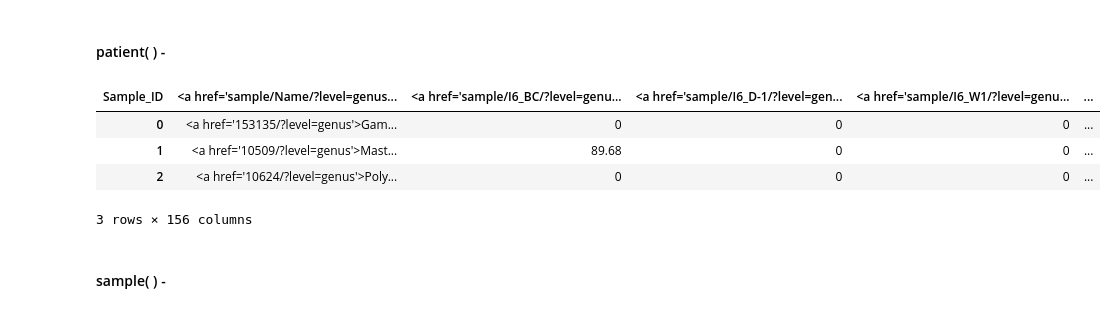
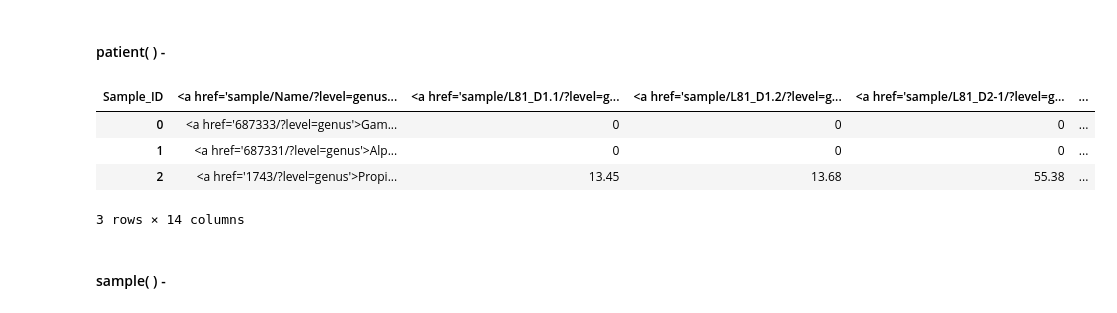
Before and after one commit to lmart999/CS229, a Jupyter notebook: ie_sql.ipynb, the cells around one changed output. Cells and saved outputs as stored; diff of their text form; code cells hidden in the pictures.

```diff
--- a/ie_sql.ipynb
+++ b/ie_sql.ipynb
@@ -111,7 +111,7 @@ all_studies=" 'PR','biopsy','Lung','BMT' "
 # %%
 # --- To test ---
 level='genus'
-cohort='All'
+cohort='Lung'
 # %% [markdown]
 #### Build tax table -
 # %%
@@ -252,23 +252,16 @@ plt.tight_layout()
 # %% [markdown]
 #### patient( ) -
 # %%
-patient='L1'
+patient='L81'
 # %%
-# Cohort query
-if cohort == 'All':
-    q=all_studies
-else:
-    q=" '%s' "%cohort
-
 # Pull data for patient
 p=sql.read_sql("select Grammy_Table.Sample_ID,Tax_Table.%s,SUM(Grammy_Table.Normalized_Abundance) "
                  "from Tax_Table "
                  "INNER JOIN Grammy_Table "
                  "ON Tax_Table.tax_id=Grammy_Table.TaxID "
-                 "WHERE Grammy_Table.Study in (%s) "
-                 "GROUP BY Grammy_Table.Sample_ID,Tax_Table.'%s' "%(level,q,level), conn, coerce_float=True)
-
-p=p[~pd.isnull(p[level])] # Only include abundance of bugs at specified tax level.
+                 "WHERE Grammy_Table.Patient_ID = '%s' "
+                 "GROUP BY Grammy_Table.Sample_ID,Tax_Table.'%s' "%(level,patient,level), conn, coerce_float=True)
+p=p[~pd.isnull(p[level])]
 p.set_index(['Sample_ID',level],inplace=True)
 p=p.unstack()['SUM(Grammy_Table.Normalized_Abundance)'].fillna(0).transpose()
 
@@ -276,7 +269,6 @@ p=p.unstack()['SUM(Grammy_Table.Normalized_Abundance)'].fillna(0).transpose()
 s=sql.read_sql("select Sample_Table.Sample_ID,Sample_Table.DaysPostTransplant "
                  "from Sample_Table "
                  "WHERE Sample_Table.Patient_ID = '%s' "%patient, conn, coerce_float=True)
-
 s.set_index('Sample_ID',inplace=True)
 s['DaysPostTransplant']=s['DaysPostTransplant'].astype(float)
 sam_ix=s.loc[p.columns]
@@ -289,42 +281,45 @@ tax_sum.sort(ascending=False)
 p=p.loc[tax_sum.index]
 
 # Pull data for cohort, which is used to compute percentiles.
+if cohort == 'All':
+    q=all_studies
+else:
+    q=" '%s' "%cohort
 cohort_dat=sql.read_sql("select Grammy_Table.Sample_ID,Tax_Table.%s,SUM(Grammy_Table.Normalized_Abundance) "
                  "from Tax_Table "
                  "INNER JOIN Grammy_Table "
                  "ON Tax_Table.tax_id=Grammy_Table.TaxID "
                  "WHERE Grammy_Table.Study in (%s) "
                  "GROUP BY Grammy_Table.Sample_ID,Tax_Table.'%s' "%(level,q,level), conn, coerce_float=True)
-
 cohort_dat=cohort_dat[~pd.isnull(cohort_dat[level])] # Only include abundance of bugs at specified tax level.
 cohort_dat.set_index(['Sample_ID',level],inplace=True)
 cohort_dat=cohort_dat.unstack()['SUM(Grammy_Table.Normalized_Abundance)'].fillna(0).transpose()
 
 # Compute and store percentile data
 stor_percen=pd.DataFrame(index=p.index,columns=p.columns)
 for tax in p.index:
     tax_meas_ge=np.array(p.loc[tax])  # TaxID measured across samples for patient.
     cohort_data_for_taxID=np.array(cohort_dat.loc[tax]) # TaxID measured across full cohort.
     tax_meas_percen=[stats.percentileofscore(cohort_data_for_taxID, j, kind='strict') for j in tax_meas_ge]
     stor_percen.loc[tax,:]=np.round(tax_meas_percen,decimals=2)
 
 # Assign bug name and link to patient-infection page
 stor_percen['Name']=stor_percen.index
 stor_percen['Name']=stor_percen['Name'].astype(int).astype(str)
 stor_percen['Name']=stor_percen['Name'].apply(lambda x: "<a href='%s/?level=%s'>%s</a>" % (x,level,getName(x)))
 stor_percen=stor_percen[['Name']+list(sam_ix.index)]
 
 # Assign column name and link to sample page
 sam_names=pd.Series(stor_percen.columns)
 stor_percen.columns=sam_names.apply(lambda x: "<a href='sample/%s/?level=%s'>%s</a>" % (x,level,x))
 stor_percen.reset_index(inplace=True,drop=True)
 stor_percen.head(3)
 # %% [output]
-| Sample_ID | <a href='sample/Name/?level=genus... | <a href='sample/I6_BC/?level=genu... | <a href='sample/I6_D-1/?level=gen... | <a href='sample/I6_W1/?level=genu... | ... |
-| 0 | <a href='153135/?level=genus'>Gam... | 0 | 0 | 0 | ... |
-| 1 | <a href='10509/?level=genus'>Mast... | 89.68 | 0 | 0 | ... |
-| 2 | <a href='10624/?level=genus'>Poly... | 0 | 0 | 0 | ... |
+| Sample_ID | <a href='sample/Name/?level=genus... | <a href='sample/L81_D1.1/?level=g... | <a href='sample/L81_D1.2/?level=g... | <a href='sample/L81_D2-1/?level=g... | ... |
+| 0 | <a href='687333/?level=genus'>Gam... | 0 | 0 | 0 | ... |
+| 1 | <a href='687331/?level=genus'>Alp... | 0 | 0 | 0 | ... |
+| 2 | <a href='1743/?level=genus'>Propi... | 13.45 | 13.68 | 55.38 | ... |
-3 rows × 156 columns
+3 rows × 14 columns
 # %% [markdown]
 #### sample( ) -
 # %%
```
Also changed, not shown: parts of 4 cells of this notebook.
